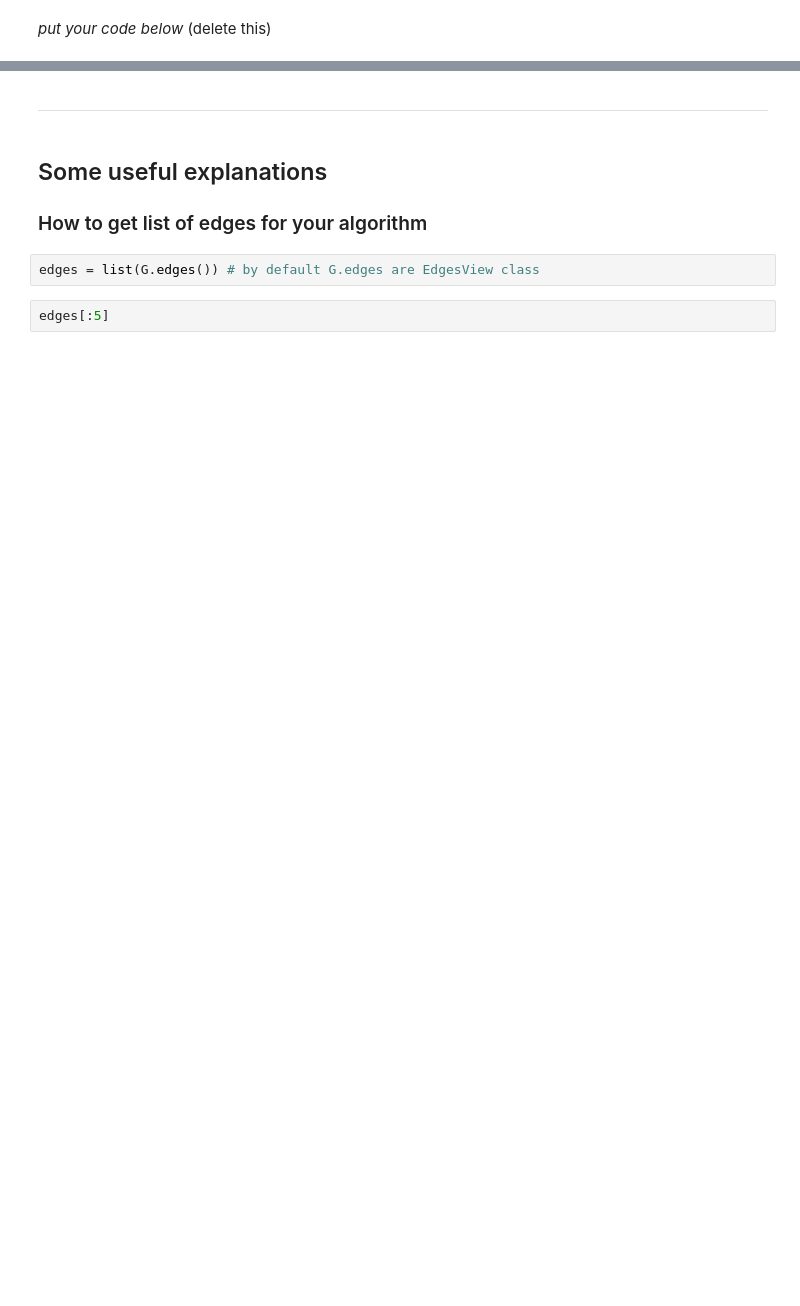
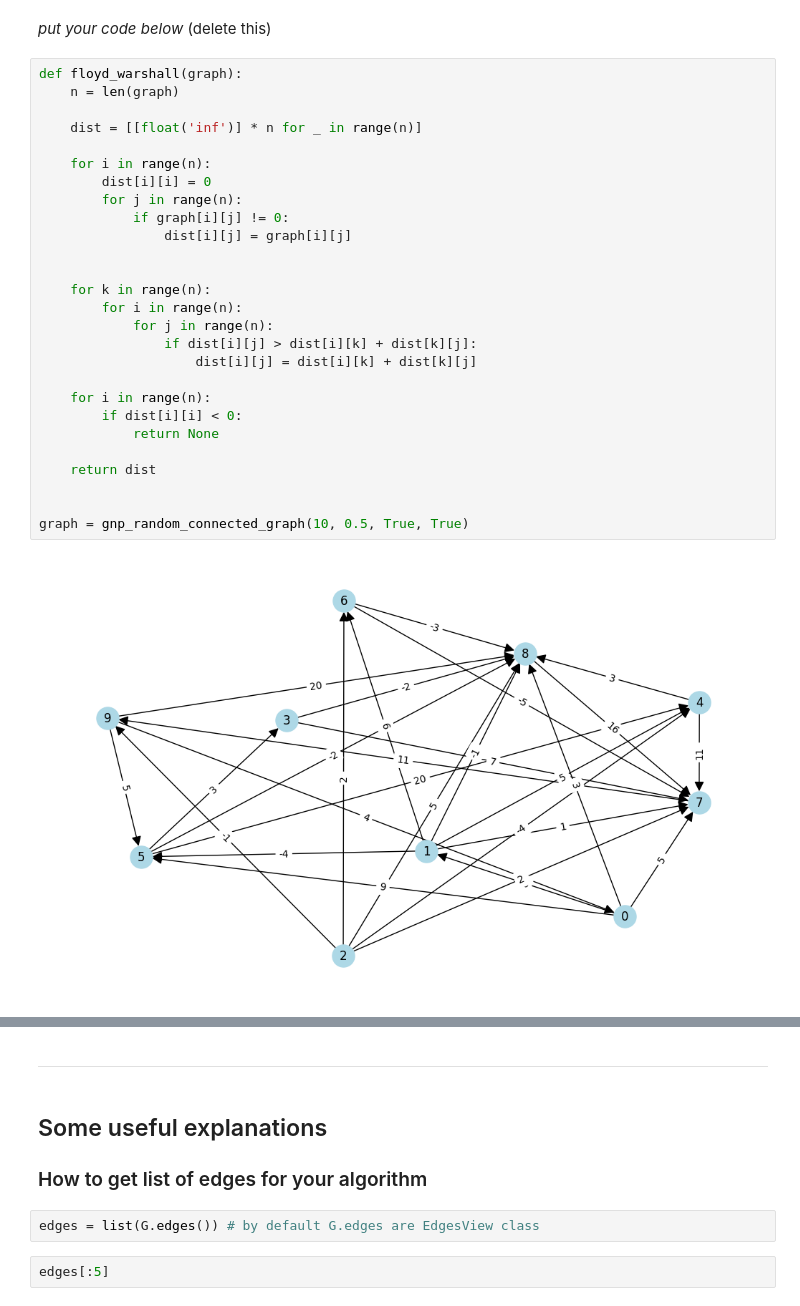
Before and after one commit to ArseniiStratiuk/Decision-Tree-Classifier-Lab, a Jupyter notebook: Lab1_trees.ipynb, the cells around one changed output, grey strips where cells are left out. Saved outputs shown, nothing was run; the diff lists cells and outputs as text; blank space fills up the shorter version.

Commit message:
Add Floyd-Warshall alghrithm

```diff
--- a/Lab1_trees.ipynb
+++ b/Lab1_trees.ipynb
@@ -374,2 +371,31 @@ Distances with 9 source: {9: 0, 8: 20, 0: 33, 1: 53, 2: 29, 3: 43, 4: 24, 5: 33,
 # %% [markdown]
 *put your code below* (delete this)
+# %%
+def floyd_warshall(graph):
+    n = len(graph)
+
+    dist = [[float('inf')] * n for _ in range(n)]
+
+    for i in range(n):
+        dist[i][i] = 0
+        for j in range(n):
+            if graph[i][j] != 0:
+                dist[i][j] = graph[i][j]
+
+
+    for k in range(n):
+        for i in range(n):
+            for j in range(n):
+                if dist[i][j] > dist[i][k] + dist[k][j]:
+                    dist[i][j] = dist[i][k] + dist[k][j]
+
+    for i in range(n):
+        if dist[i][i] < 0:
+            return None
+
+    return dist
+
+
+graph = gnp_random_connected_graph(10, 0.5, True, True)
+# %% [output]
+[figure, added]
```
Also changed, not shown: parts of 18 cells of this notebook.
